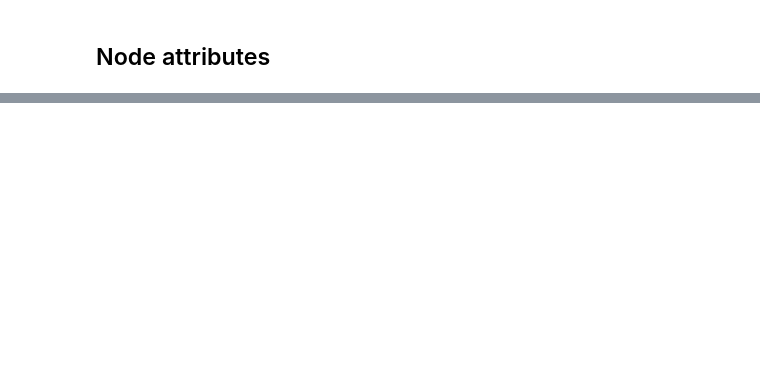
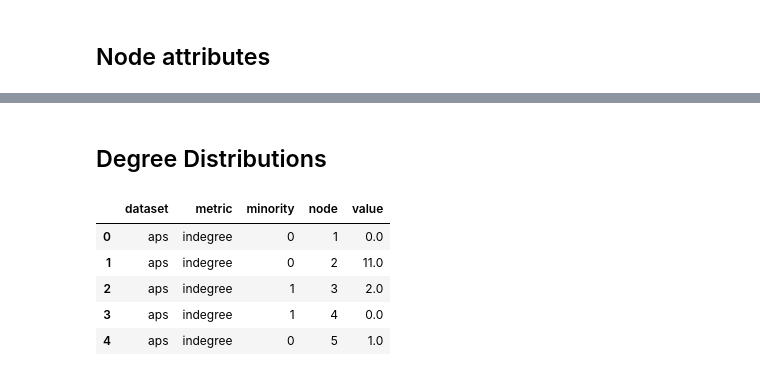
Before and after one commit to gesiscss/Homophilic_Directed_ScaleFree_Networks, a Jupyter notebook: notebooks/data_cleaning/datasets.ipynb, the cells around one changed output, grey strips where cells are left out. Cells and saved outputs as stored; diff of their text form; code cells hidden in the pictures; blank space fills up the shorter version.

```diff
--- a/notebooks/data_cleaning/datasets.ipynb
+++ b/notebooks/data_cleaning/datasets.ipynb
@@ -93,0 +148,31 @@ for dataset in DATASETS:
+# %% [markdown]
+<h2>Degree Distributions</h2>
+# %%
+df_metadata_pivot = None
+
+for dataset in DATASETS:
+    tmp = df_metadata.query("dataset==@dataset").copy().sort_values('node')
+
+    for metric in ['indegree','outdegree','pagerank']:
+        tmpnew = pd.DataFrame({'dataset':dataset,
+                               'node':tmp.node,
+                               'minority':tmp.minority,
+                               'metric':metric,
+                               'value':tmp[metric]
+                            })
+        if df_metadata_pivot is None:
+            df_metadata_pivot = tmpnew.copy()
+        else:
+            df_metadata_pivot = df_metadata_pivot.append(tmpnew, ignore_index=True)
+
+    del(tmpnew)
+    del(tmp)
+
+df_metadata_pivot.head()
+# %% [output]
+|  | dataset | metric | minority | node | value |
+| 0 | aps | indegree | 0 | 1 | 0.0 |
+| 1 | aps | indegree | 0 | 2 | 11.0 |
+| 2 | aps | indegree | 1 | 3 | 2.0 |
+| 3 | aps | indegree | 1 | 4 | 0.0 |
+| 4 | aps | indegree | 0 | 5 | 1.0 |
```
Also changed, not shown: parts of 12 cells of this notebook, 14 other files.
